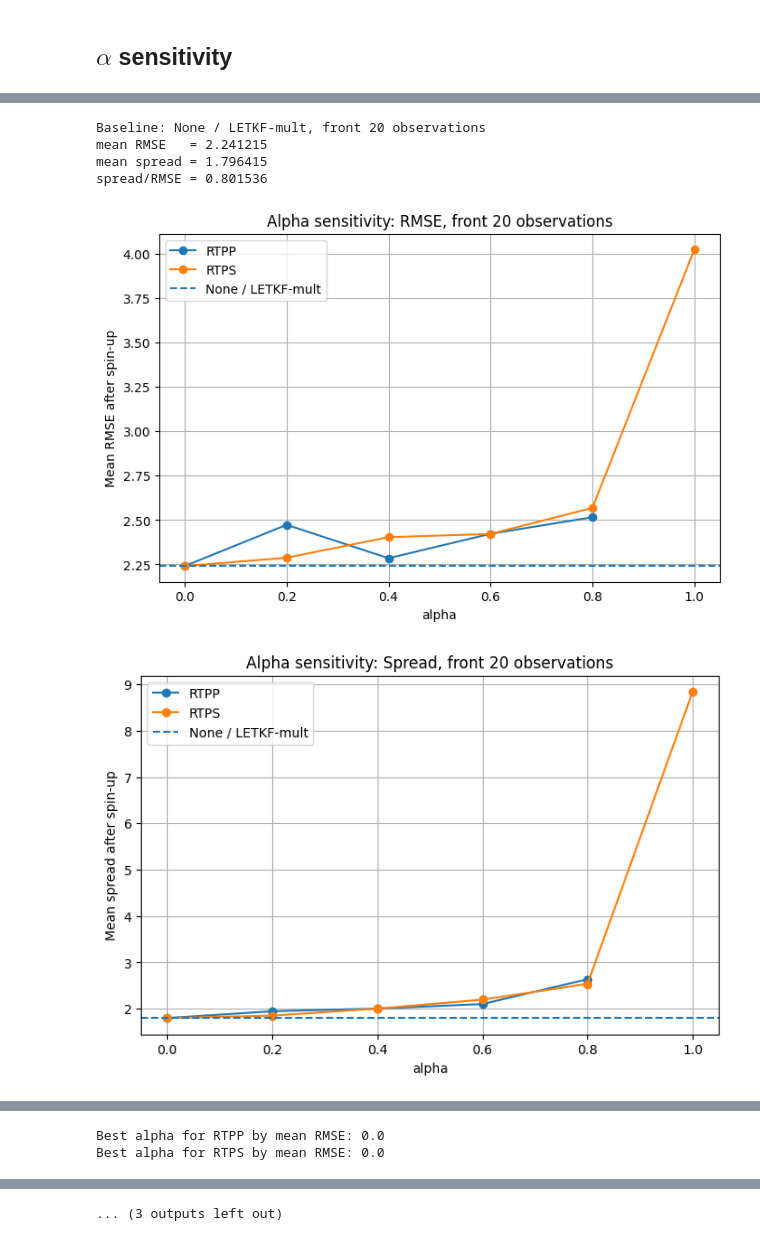
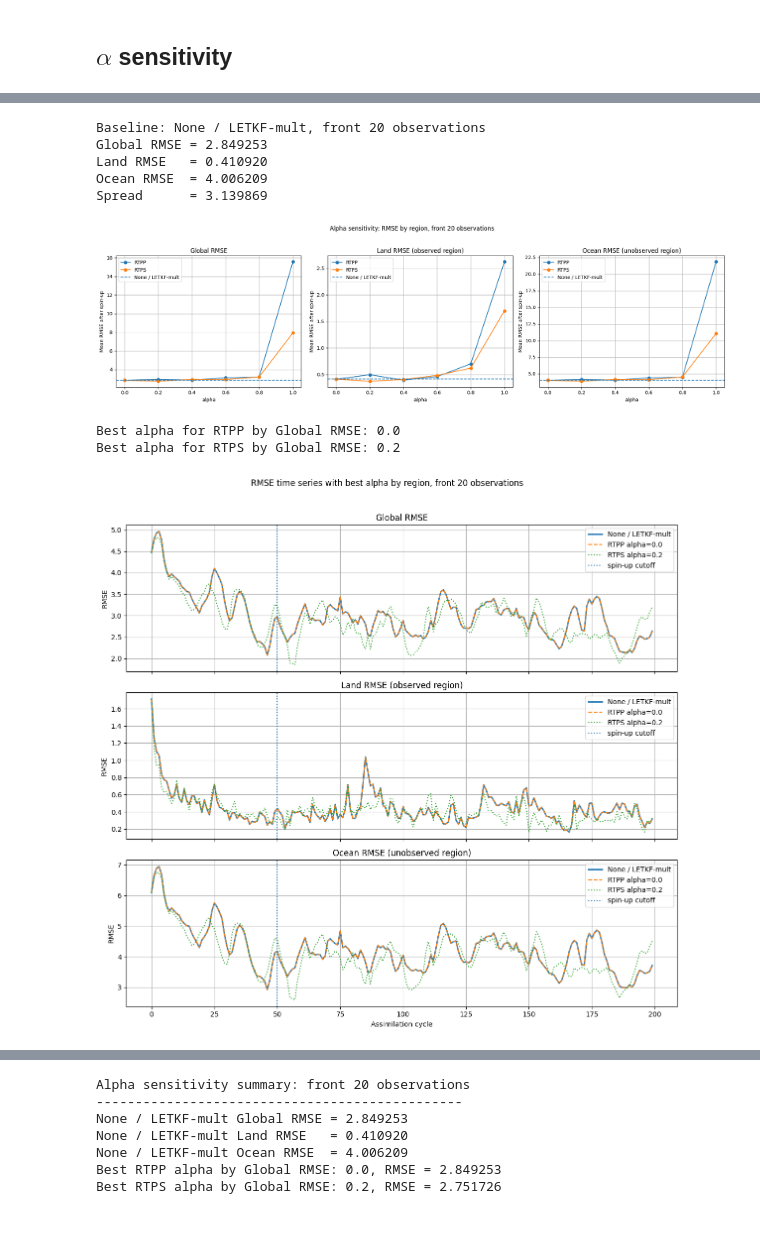
Before and after one commit to 24rb1074-pixel/DA, a Jupyter notebook: RTPP_completed_regional.ipynb, the cells around one changed output, grey strips where cells are left out. Drawn from its saved outputs; the diff is of its cells as text; code cells hidden in the pictures.

```diff
--- a/RTPP_completed_regional.ipynb
+++ b/RTPP_completed_regional.ipynb
@@ -7,7 +7,7 @@ import matplotlib.pyplot as plt
 # =====================================================================
 # [モデル設定]
 N = 40                  # 変数の数 (観測の数 P も今回は同じ40)
-F = 8.0                 # 強制項
+F = 10.0                # 強制項
 dt = 0.01               # 積分時間ステップ
 sampling_dt = 0.05      # 観測・同化の間隔 (6時間相当: 0.25日/5日)
 m = 8                   # アンサンブルメンバー数
@@ -844,7 +844,7 @@ def run_letkf_experiment_regional(
         rmse_ocean[t] = np.sqrt(np.mean(err[ocean_indices]**2))
 
         # spreadは従来通りglobal平均として記録
-        spread[t] = np.mean(np.std(X_a, axis=1, ddof=1))
+        spread[t] = np.sqrt(np.mean(np.var(X_a, axis=1, ddof=1)))
 
     rmse_dict = {
         "global": rmse_global,
@@ -1219,6 +1221,9 @@ All experiments finished. Total elapsed time: 5.23 sec
 Baseline: None / LETKF-mult, front 20 observations
-mean RMSE   = 2.241215
-mean spread = 1.796415
-spread/RMSE = 0.801536
+Global RMSE = 2.849253
+Land RMSE   = 0.410920
+Ocean RMSE  = 4.006209
+Spread      = 3.139869
-[figure, old version]
+[figure, new version]
+Best alpha for RTPP by Global RMSE: 0.0
+Best alpha for RTPS by Global RMSE: 0.2
-[figure, old version]
+[figure, new version]
@@ -1226,2 +1230,0 @@ spread/RMSE = 0.801536
-Best alpha for RTPP by mean RMSE: 0.0
-Best alpha for RTPS by mean RMSE: 0.0
@@ -1230 +1231,7 @@ Best alpha for RTPS by mean RMSE: 0.0
-... (3 outputs left out)
+Alpha sensitivity summary: front 20 observations
+-----------------------------------------------
+None / LETKF-mult Global RMSE = 2.849253
+None / LETKF-mult Land RMSE   = 0.410920
+None / LETKF-mult Ocean RMSE  = 4.006209
+Best RTPP alpha by Global RMSE: 0.0, RMSE = 2.849253
+Best RTPS alpha by Global RMSE: 0.2, RMSE = 2.751726
```
Also changed, not shown: parts of 4 cells of this notebook.
